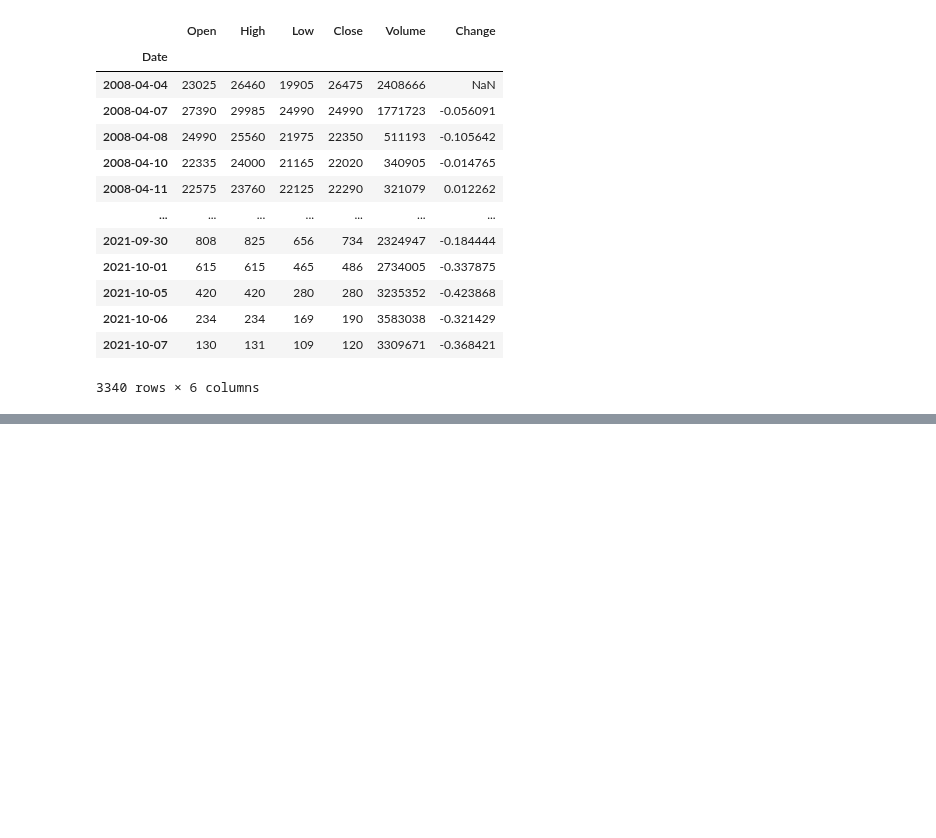
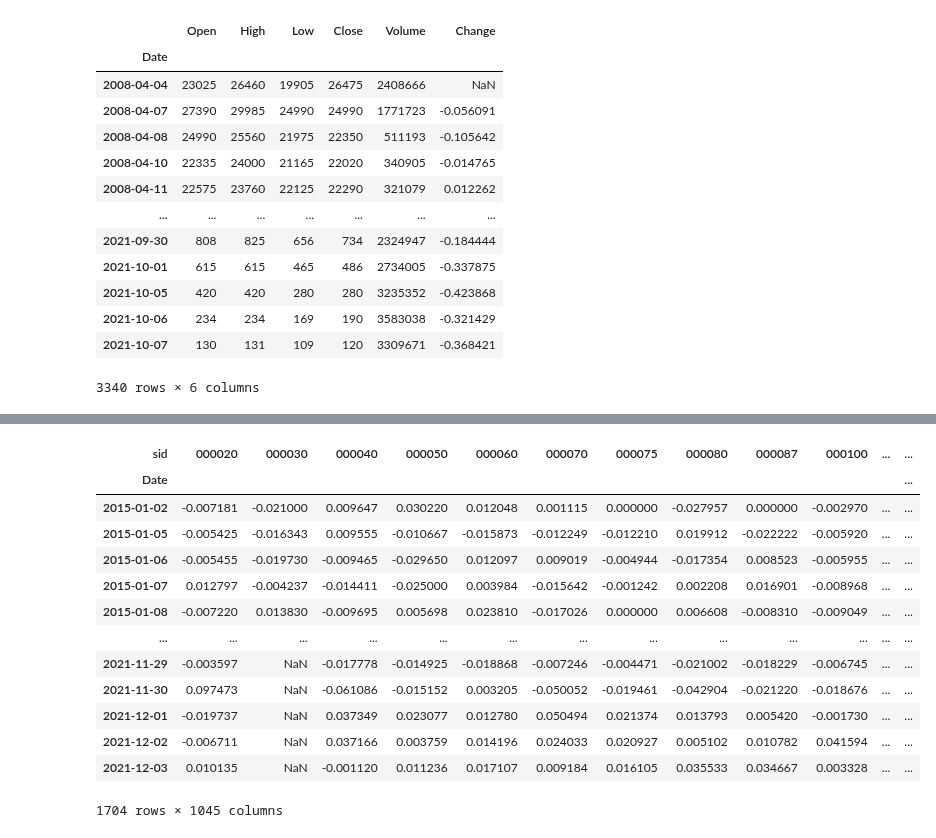
Before and after one commit to jaepil-choi/korquanttools, a Jupyter notebook: nh.ipynb, the cells around one changed output, grey strips where cells are left out. Drawn from its saved outputs; the diff is of its cells as text; code cells hidden in the pictures; blank space fills up the shorter version.

Commit message:
[TEST] : Test implement FDR wrapper for adj return

```diff
--- a/nh.ipynb
+++ b/nh.ipynb
@@ -121,3 +112,0 @@ mktcap_lv2_df
-# %%
-mktcap_lv2_df = kospi_df.pivot(index="trdDd", columns="ISU_SRT_CD", values="MKTCAP")
-mktcap_lv2_df
@@ -138,0 +113,7 @@ mktcap_lv2_df
+# %%
+date_list = np.array(mktcap_lv2_df.index)
+are_tradingdays = ~mktcap_lv2_df.isnull().all(axis=1) # TODO: Bad variable name
+is_tradingdays = True
+date_list = date_list[are_tradingdays] if is_tradingdays else date_list
+
+sid_list = np.array(mktcap_lv2_df.columns)
@@ -181,0 +183,15 @@ fdr.DataReader("087730")
+# %%
+def fdr2lv1(column, sid_list, start, end=21001231):
+    df = pd.DataFrame()
+
+    fdr_start = str(start)[:4] + "-" + str(start)[4:6] + "-" + str(start)[6:8]
+    fdr_end = str(end)[:4] + "-" + str(end)[4:6] + "-" + str(end)[6:8]
+    for sid in sid_list:
+        sid_df = fdr.DataReader(sid, start=fdr_start, end=fdr_end)
+        sid_df = pd.DataFrame(sid_df.loc[:, column])
+        sid_df.loc[:, "sid"] = sid
+        df = df.append(sid_df, ignore_index=False)
+
+    return df
+# %%
+adj_return_lv1_df = fdr2lv1("Change", sid_list, start=20150101)
@@ -181,0 +215,18 @@ fdr.DataReader("087730")
+# %%
+adj_return_lv2_df = adj_return_lv1_df.pivot(columns="sid", values="Change")
+adj_return_lv2_df
+# %% [output]
+| sid | 000020 | 000030 | 000040 | 000050 | 000060 | 000070 | 000075 | 000080 | 000087 | 000100 | ... | ... |
+| Date |  |  |  |  |  |  |  |  |  |  |  | ... |
+| 2015-01-02 | -0.007181 | -0.021000 | 0.009647 | 0.030220 | 0.012048 | 0.001115 | 0.000000 | -0.027957 | 0.000000 | -0.002970 | ... | ... |
+| 2015-01-05 | -0.005425 | -0.016343 | 0.009555 | -0.010667 | -0.015873 | -0.012249 | -0.012210 | 0.019912 | -0.022222 | -0.005920 | ... | ... |
+| 2015-01-06 | -0.005455 | -0.019730 | -0.009465 | -0.029650 | 0.012097 | 0.009019 | -0.004944 | -0.017354 | 0.008523 | -0.005955 | ... | ... |
+| 2015-01-07 | 0.012797 | -0.004237 | -0.014411 | -0.025000 | 0.003984 | -0.015642 | -0.001242 | 0.002208 | 0.016901 | -0.008968 | ... | ... |
+| 2015-01-08 | -0.007220 | 0.013830 | -0.009695 | 0.005698 | 0.023810 | -0.017026 | 0.000000 | 0.006608 | -0.008310 | -0.009049 | ... | ... |
+| ... | ... | ... | ... | ... | ... | ... | ... | ... | ... | ... | ... | ... |
+| 2021-11-29 | -0.003597 | NaN | -0.017778 | -0.014925 | -0.018868 | -0.007246 | -0.004471 | -0.021002 | -0.018229 | -0.006745 | ... | ... |
+| 2021-11-30 | 0.097473 | NaN | -0.061086 | -0.015152 | 0.003205 | -0.050052 | -0.019461 | -0.042904 | -0.021220 | -0.018676 | ... | ... |
+| 2021-12-01 | -0.019737 | NaN | 0.037349 | 0.023077 | 0.012780 | 0.050494 | 0.021374 | 0.013793 | 0.005420 | -0.001730 | ... | ... |
+| 2021-12-02 | -0.006711 | NaN | 0.037166 | 0.003759 | 0.014196 | 0.024033 | 0.020927 | 0.005102 | 0.010782 | 0.041594 | ... | ... |
+| 2021-12-03 | 0.010135 | NaN | -0.001120 | 0.011236 | 0.017107 | 0.009184 | 0.016105 | 0.035533 | 0.034667 | 0.003328 | ... | ... |
+1704 rows × 1045 columns
```
Also changed, not shown: parts of 16 cells of this notebook.
